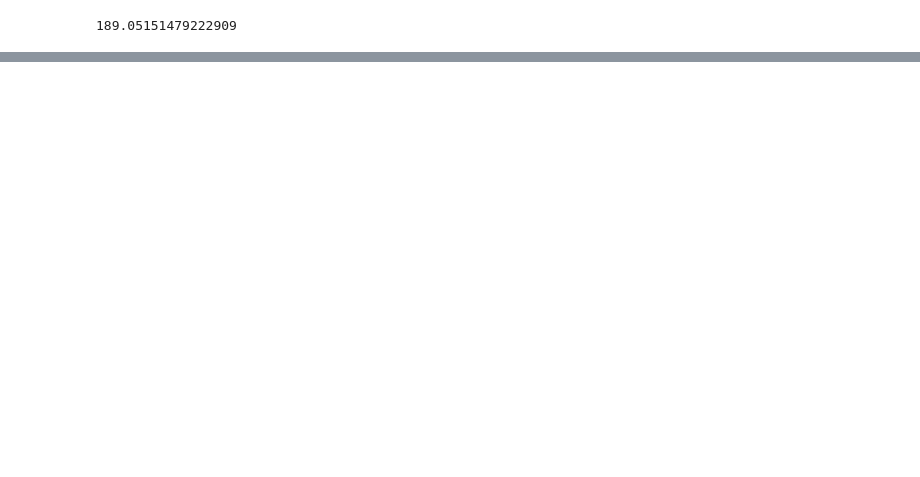
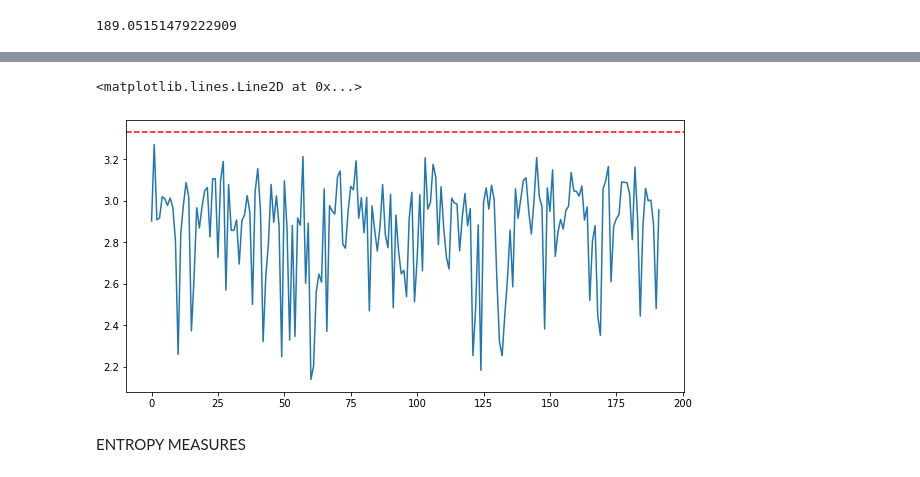
Before and after one commit to jozsarato/PyEyeSim, a Jupyter notebook: Notebooks/RDMDemo.ipynb, the cells around one changed output, grey strips where cells are left out. Cells and saved outputs as stored; diff of their text form; code cells hidden in the pictures; blank space fills up the shorter version.

```diff
--- a/Notebooks/RDMDemo.ipynb
+++ b/Notebooks/RDMDemo.ipynb
@@ -349,0 +465,4 @@ plt.scatter(eucSub2[:, 0], eucSub2[:, 1], c='red', label='S40')
+# %%
+entropy_array = []
+for img in MemData.data.Stimulus.unique():
+    entropy_array.append(entropy_fix(MemData.data[MemData.data.Stimulus == img][['mean_x', 'mean_y']].to_numpy()))
@@ -349,0 +483,9 @@ plt.scatter(eucSub2[:, 0], eucSub2[:, 1], c='red', label='S40')
+# %%
+plt.figure(figsize=(10, 5))
+plt.plot(entropy_array)
+plt.axhline(3.33, color='r', linestyle='--')
+# %% [output]
+<matplotlib.lines.Line2D at 0x...>
+[figure, added]
+# %% [markdown]
+ENTROPY MEASURES
```
Also changed, not shown: parts of 23 cells of this notebook, 2 other files.
